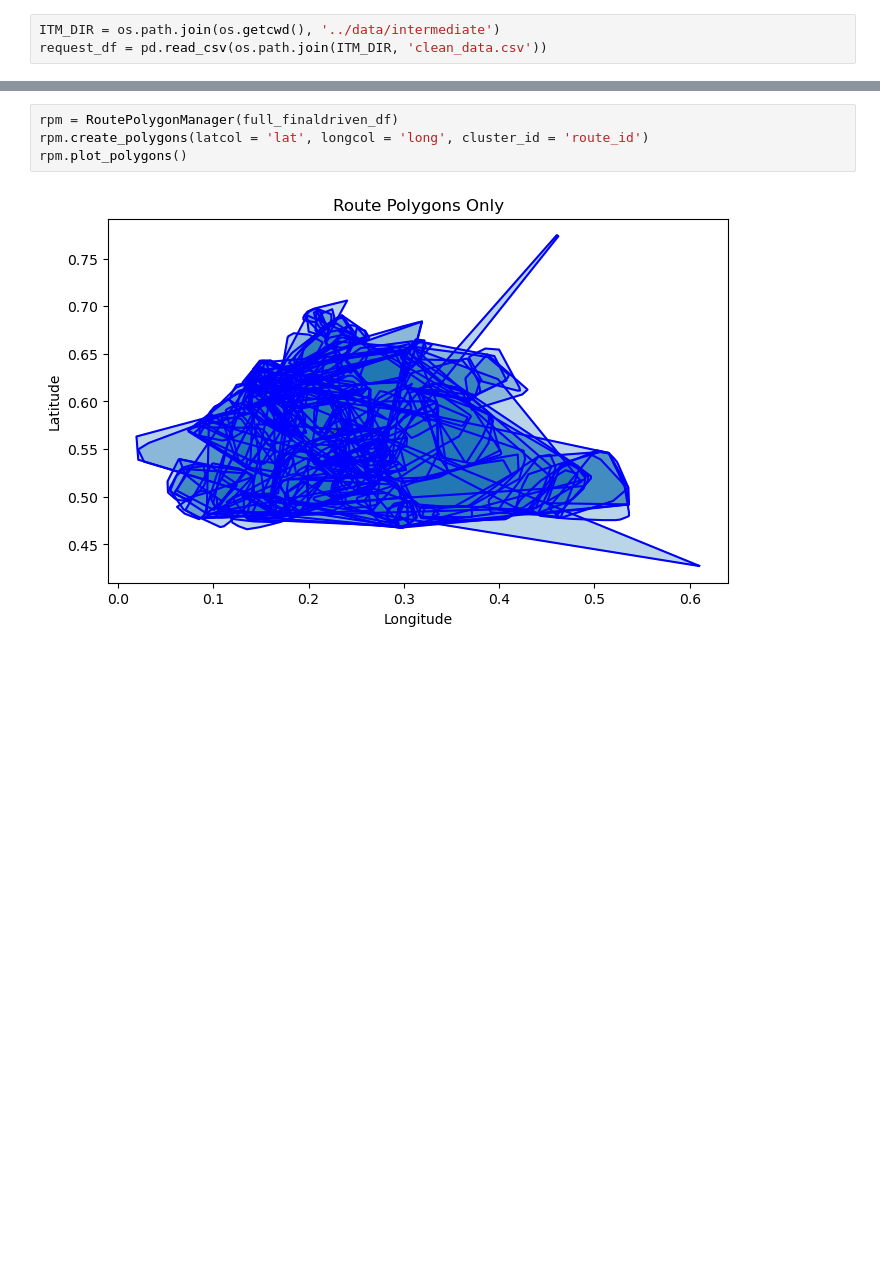
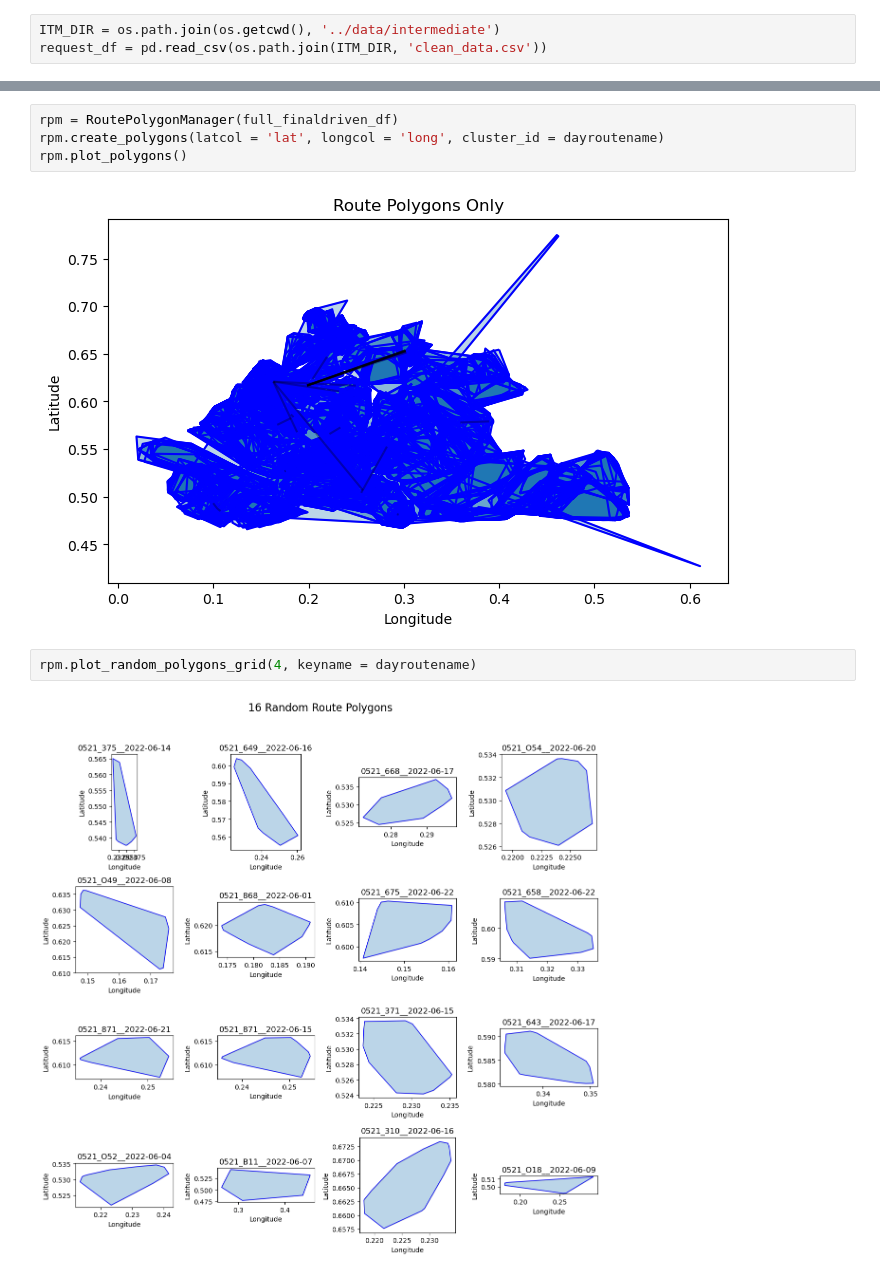
Before and after one commit to Frederic-P/learning-driver-preferences, a Jupyter notebook: notebooks/GIS-based_cluster.ipynb, the cells around one changed output, grey strips where cells are left out. Saved outputs shown, nothing was run; the diff lists cells and outputs as text; blank space fills up the shorter version.

```diff
--- a/notebooks/GIS-based_cluster.ipynb
+++ b/notebooks/GIS-based_cluster.ipynb
@@ -63,7 +140,11 @@ full_finaldriven_df
 # %%
 rpm = RoutePolygonManager(full_finaldriven_df)
-rpm.create_polygons(latcol = 'lat', longcol = 'long', cluster_id = 'route_id')
+rpm.create_polygons(latcol = 'lat', longcol = 'long', cluster_id = dayroutename)
 rpm.plot_polygons()
 # %% [output]
-[figure, old version]
+[figure, new version]
+# %%
+rpm.plot_random_polygons_grid(4, keyname = dayroutename)
+# %% [output]
+[figure, added]
 # %%
```
Also changed, not shown: parts of 23 cells of this notebook, 1 other file.
